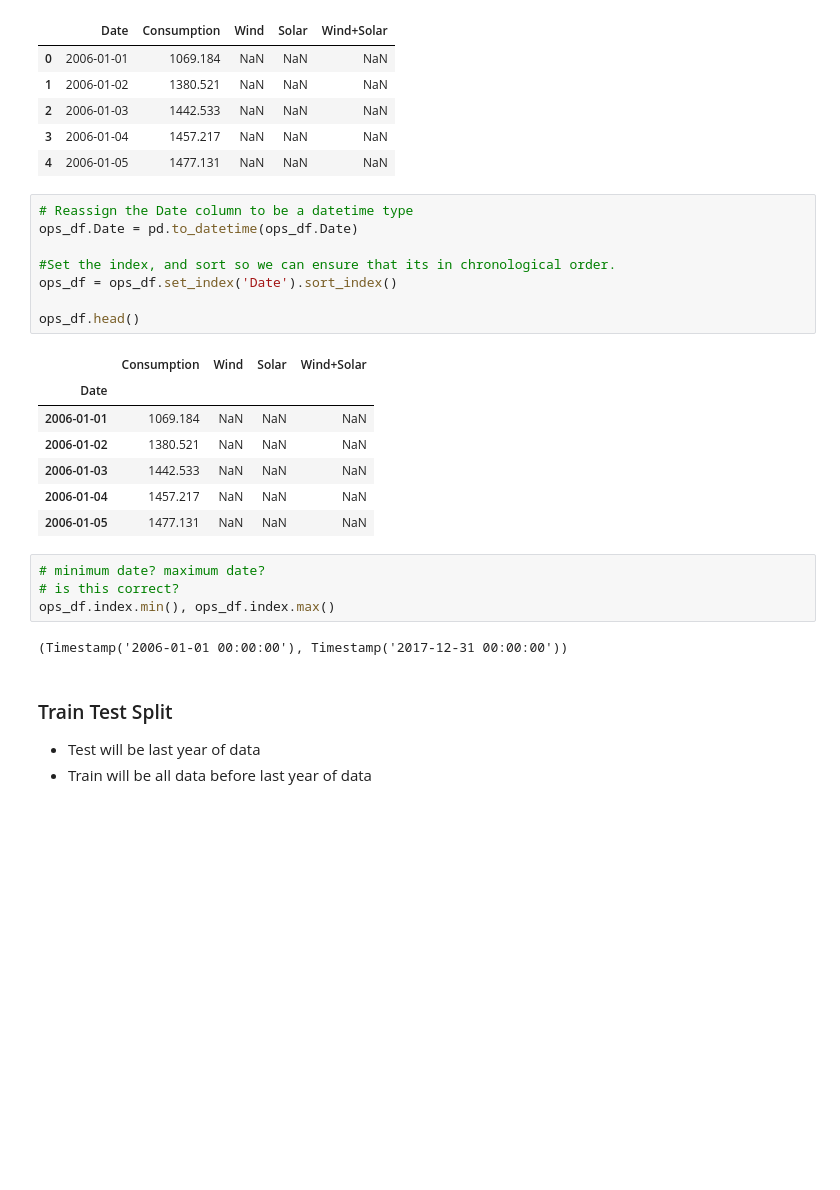
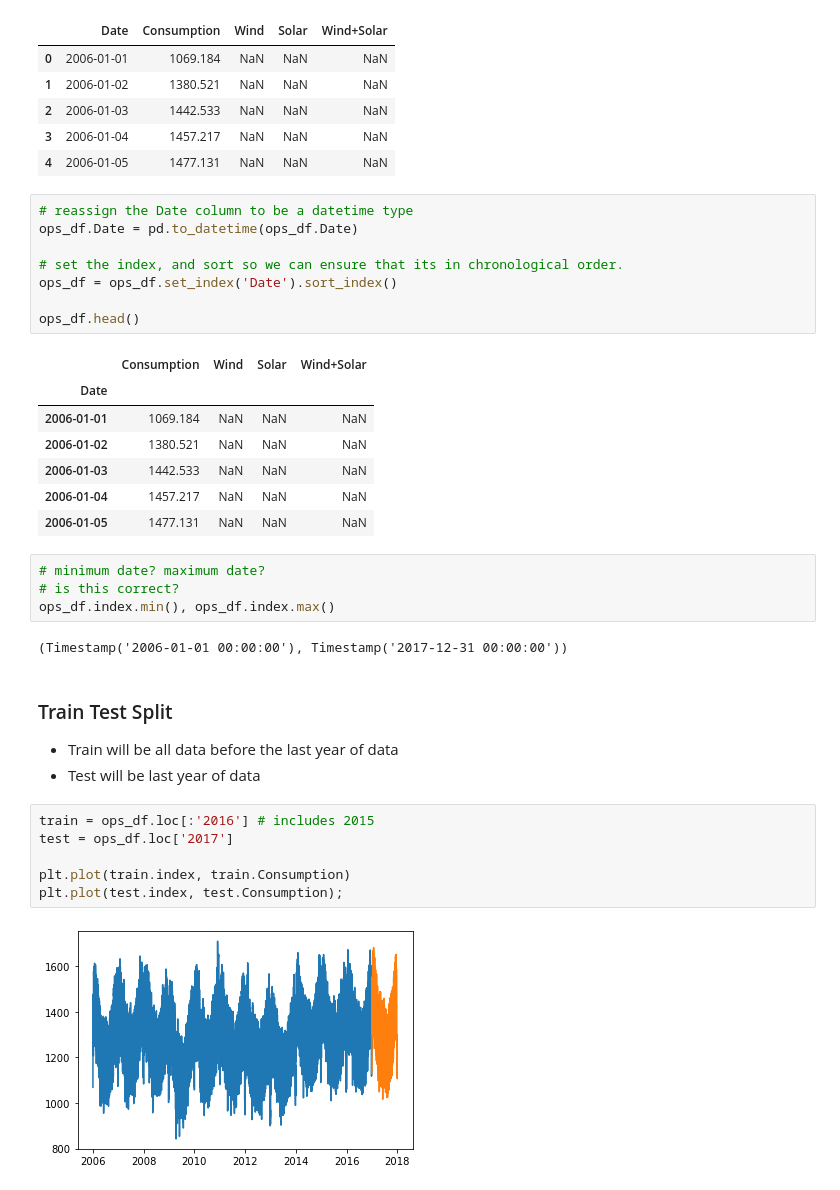
Before and after one commit to joann-balraj/time-series-exercises, a Jupyter notebook: explore_exercises.ipynb, the cells around one changed output. Cells and saved outputs as stored; diff of their text form; blank space fills up the shorter version.

```diff
--- a/explore_exercises.ipynb
+++ b/explore_exercises.ipynb
@@ -219,10 +219,10 @@ ops_df.head()
 | 3 | 2006-01-04 | 1457.217 | NaN | NaN | NaN |
 | 4 | 2006-01-05 | 1477.131 | NaN | NaN | NaN |
 # %%
-# Reassign the Date column to be a datetime type
+# reassign the Date column to be a datetime type
 ops_df.Date = pd.to_datetime(ops_df.Date)
 
-#Set the index, and sort so we can ensure that its in chronological order.
+# set the index, and sort so we can ensure that its in chronological order.
 ops_df = ops_df.set_index('Date').sort_index()
 
 ops_df.head()
@@ -242,5 +242,13 @@ ops_df.index.min(), ops_df.index.max()
 (Timestamp('2006-01-01 00:00:00'), Timestamp('2017-12-31 00:00:00'))
 # %% [markdown]
 ### Train Test Split
+- Train will be all data before the last year of data
 - Test will be last year of data
-- Train will be all data before last year of data
+# %%
+train = ops_df.loc[:'2016'] # includes 2015
+test = ops_df.loc['2017']
+
+plt.plot(train.index, train.Consumption)
+plt.plot(test.index, test.Consumption);
+# %% [output]
+[figure, added]
```
Also changed, not shown: parts of 28 cells of this notebook.
